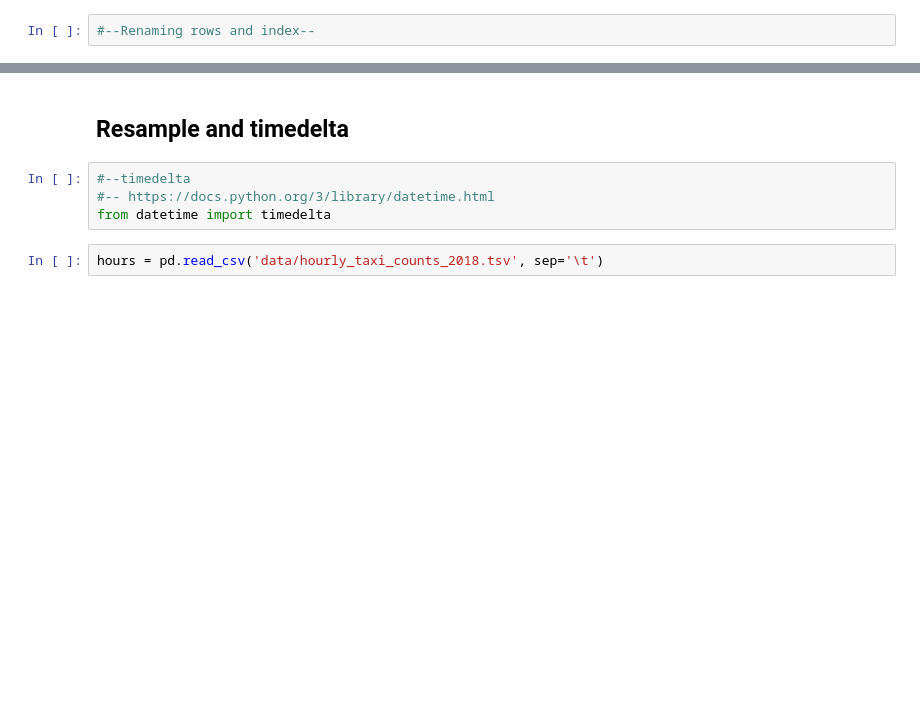
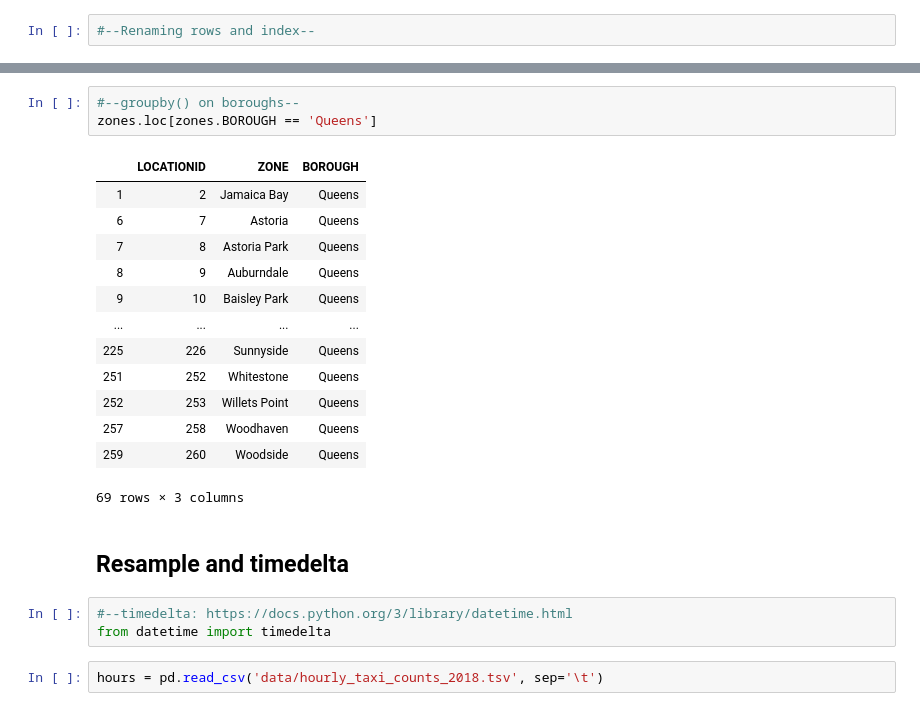
Before and after one commit to alnew/Intro_to_python_notebook, a Jupyter notebook: data_manipulation_python.ipynb, the cells around one changed output, grey strips where cells are left out. Saved outputs shown, nothing was run; the diff lists cells and outputs as text; blank space fills up the shorter version.

```diff
--- a/data_manipulation_python.ipynb
+++ b/data_manipulation_python.ipynb
@@ -513,8 +574,24 @@ Index(['LOCATIONID', 'ZONE', 'BOROUGH'], dtype='object')
+# %%
+#--groupby() on boroughs--
+zones.loc[zones.BOROUGH == 'Queens']
+# %% [output]
+|  | LOCATIONID | ZONE | BOROUGH |
+| 1 | 2 | Jamaica Bay | Queens |
+| 6 | 7 | Astoria | Queens |
+| 7 | 8 | Astoria Park | Queens |
+| 8 | 9 | Auburndale | Queens |
+| 9 | 10 | Baisley Park | Queens |
+| ... | ... | ... | ... |
+| 225 | 226 | Sunnyside | Queens |
+| 251 | 252 | Whitestone | Queens |
+| 252 | 253 | Willets Point | Queens |
+| 257 | 258 | Woodhaven | Queens |
+| 259 | 260 | Woodside | Queens |
+69 rows × 3 columns
 # %% [markdown]
 ## Resample and timedelta
 # %%
-#--timedelta
-#-- https://docs.python.org/3/library/datetime.html
+#--timedelta: https://docs.python.org/3/library/datetime.html
 from datetime import timedelta
 # %%
 hours = pd.read_csv('data/hourly_taxi_counts_2018.tsv', sep='\t')
```
Also changed, not shown: parts of 96 cells of this notebook.
